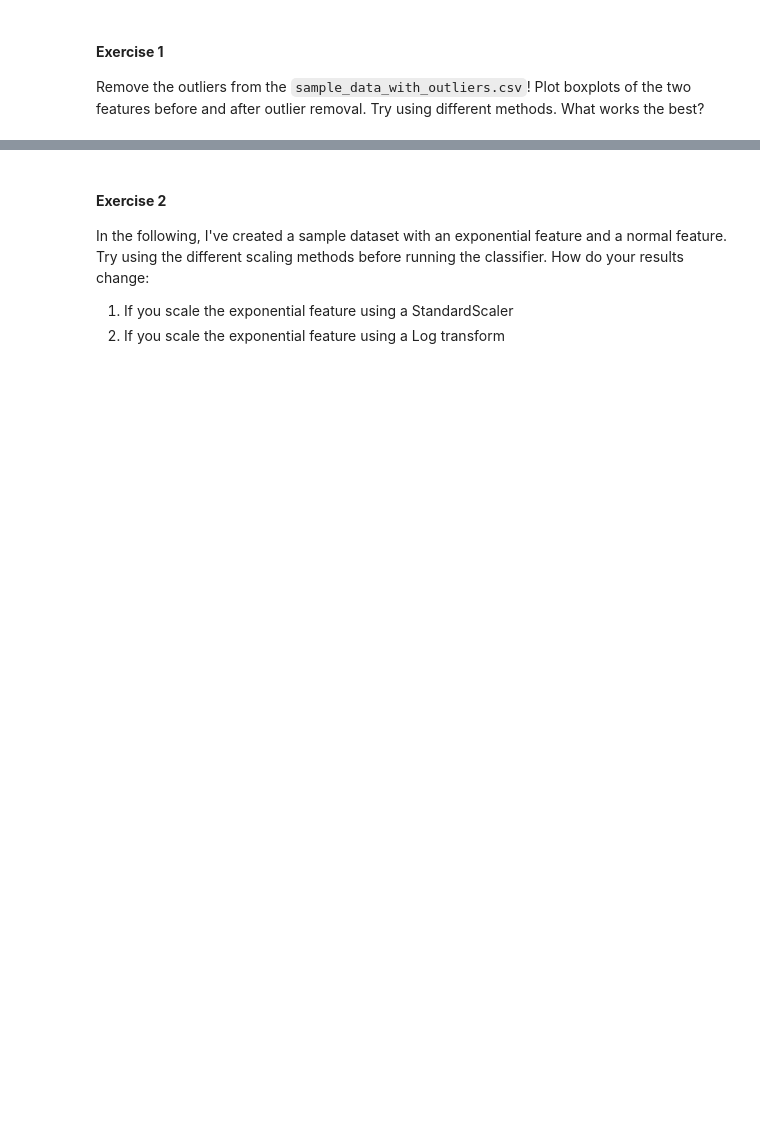
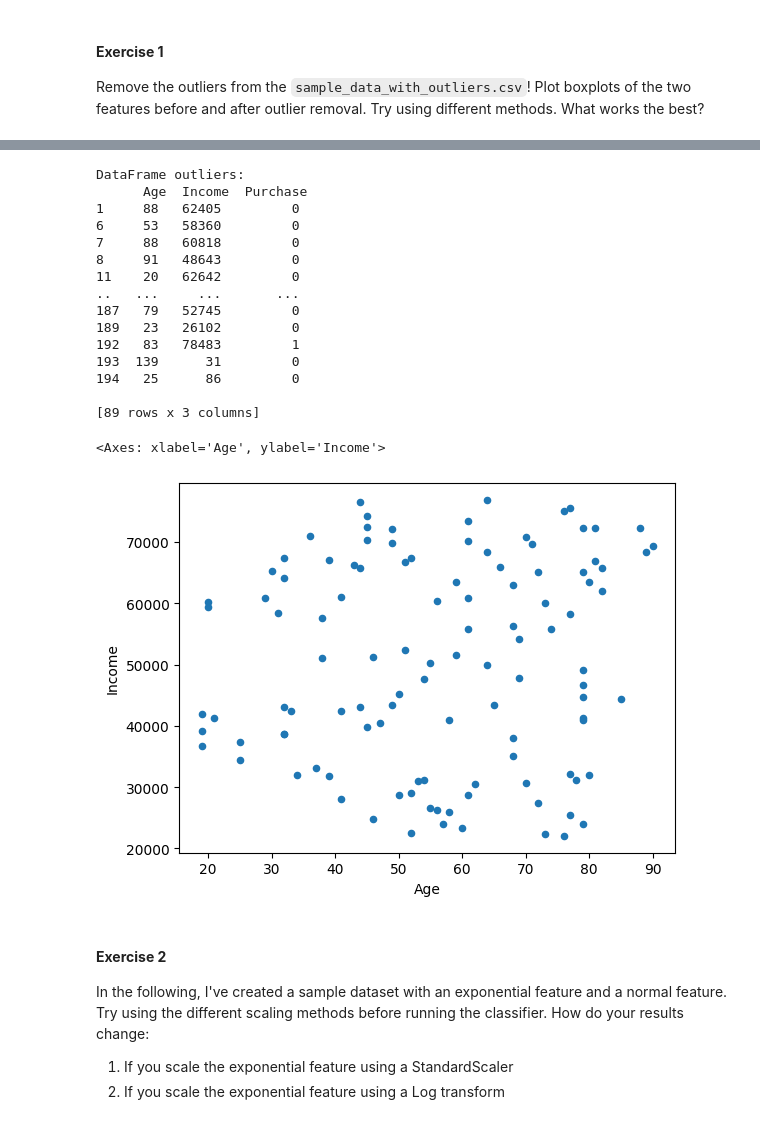
Before and after one commit to gappy401/707-lecture-master, a Jupyter notebook: 3-week3/week3-exercises.ipynb, the cells around one changed output, grey strips where cells are left out. Cells and saved outputs as stored; diff of their text form; code cells hidden in the pictures; blank space fills up the shorter version.

```diff
--- a/3-week3/week3-exercises.ipynb
+++ b/3-week3/week3-exercises.ipynb
@@ -5,3 +80,62 @@ Remove the outliers from the `sample_data_with_outliers.csv`!  Plot boxplots of
+# %%
+from sklearn.base import BaseEstimator, TransformerMixin
+from sklearn.ensemble import IsolationForest
+
+class OutlierRemover(BaseEstimator, TransformerMixin):
+    def __init__(self, n_estimators=40, contamination='auto'):
+        self.n_estimators = n_estimators
+        self.contamination = contamination
+
+    def fit(self, X, y=None):
+        self.isolation_forest = IsolationForest(n_estimators=self.n_estimators,
+                                                contamination=self.contamination)
+        self.isolation_forest.fit(X)
+        return self
+
+    def transform(self, X, y=None):
+        # Predict outliers (-1 for outliers, 1 for inliers)
+        outliers = self.isolation_forest.predict(X)
+
+        # Filter out the outliers
+        inliers_df = X[outliers == 1]
+
+        # Extract outliers
+        outliers_df = X[outliers == -1]
+
+        return inliers_df, outliers_df
+
+# Create an instance of OutlierRemover
+outlier_remover = OutlierRemover(n_estimators=100, contamination='auto')
+
+# Fit the OutlierRemover to your data
+outlier_remover.fit(df)
+
+# Transform the data to remove outliers
+df_no_outliers, df_outliers = outlier_remover.transform(df)
+
+# Print the original DataFrame, DataFrame without outliers, and DataFrame with outliers
+#print("Original DataFrame:\n", df)
+#print("\nDataFrame without outliers:\n", df_no_outliers)
+print("\nDataFrame outliers:\n", df_outliers)
+pd.DataFrame(df_no_outliers[["Age","Income"]]).plot(kind="scatter",x="Age",y="Income")
+# %% [output]
+DataFrame outliers:
+      Age  Income  Purchase
+1     88   62405         0
+6     53   58360         0
+7     88   60818         0
+8     91   48643         0
+11    20   62642         0
+..   ...     ...       ...
+187   79   52745         0
+189   23   26102         0
+192   83   78483         1
+193  139      31         0
+194   25      86         0
+
+[89 rows x 3 columns]
+<Axes: xlabel='Age', ylabel='Income'>
+[figure, added]
 # %% [markdown]
 #### **Exercise 2**
 
```
Also changed, not shown: parts of 4 cells of this notebook, 1 other file.
